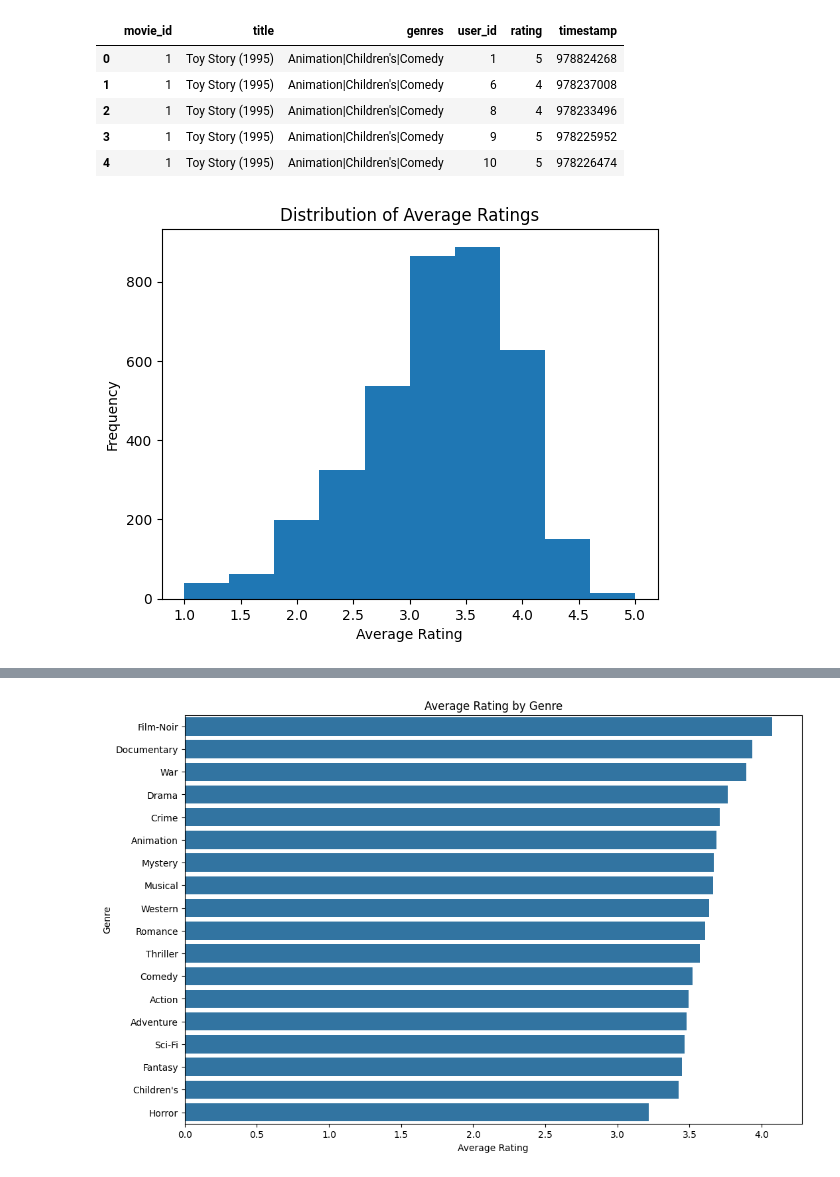
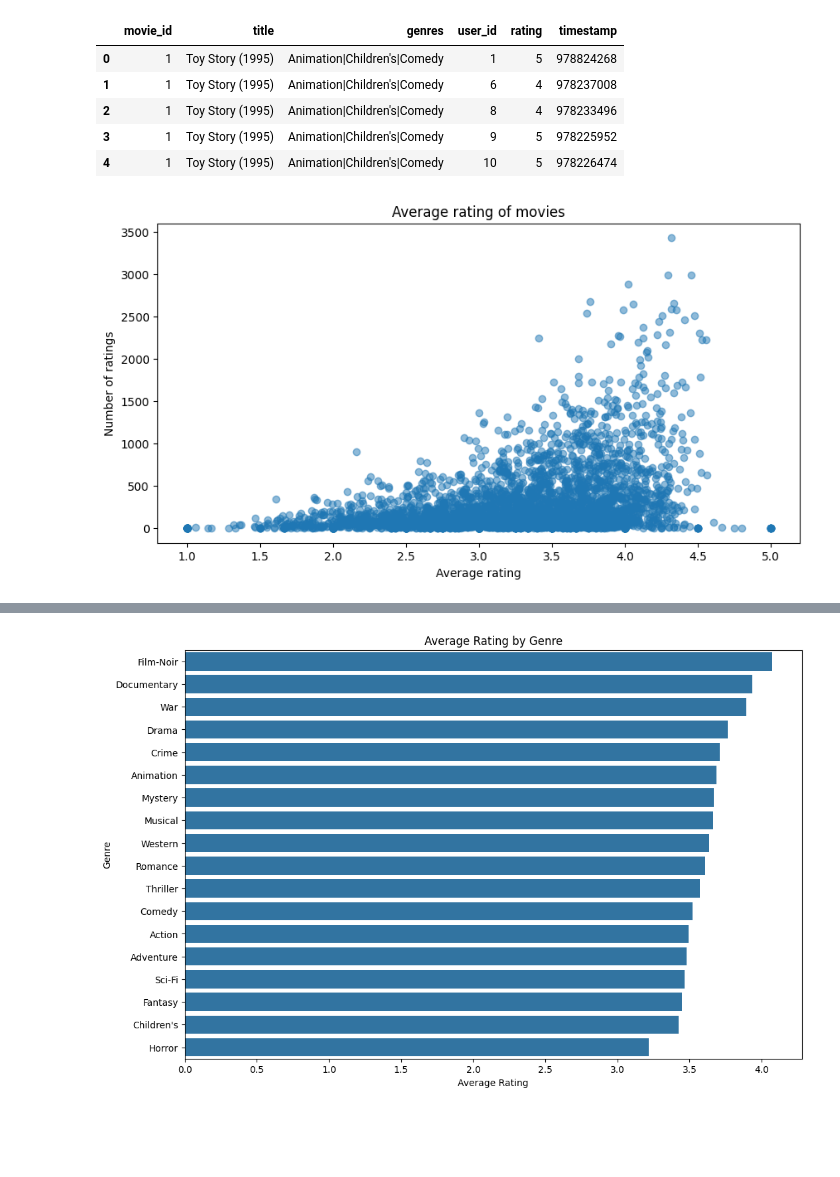
Before and after one commit to Exitarr/collaborative-filtering-based-Recommendation-System, a Jupyter notebook: project.ipynb, the cells around one changed output, grey strips where cells are left out. Cells and saved outputs as stored; diff of their text form; code cells hidden in the pictures; blank space fills up the shorter version.

```diff
--- a/project.ipynb
+++ b/project.ipynb
@@ -41,14 +84,15 @@ movie_ratings.head()
 | 3 | 1 | Toy Story (1995) | Animation|Children's|Comedy | 9 | 5 | 978225952 |
 | 4 | 1 | Toy Story (1995) | Animation|Children's|Comedy | 10 | 5 | 978226474 |
 # %%
-#plot the average rating of each movie
-plt.hist(movie_ratings_mean['rating']['mean'])
-plt.xlabel('Average Rating')
-plt.ylabel('Frequency')
-plt.title('Distribution of Average Ratings')
+#plot the average rating scatter plot
+plt.figure(figsize=(10,5))
+plt.title('Average rating of movies')
+plt.scatter(movie_ratings_mean[('rating','mean')] , movie_ratings_mean[('rating','size')] , alpha=0.5)
+plt.xlabel('Average rating')
+plt.ylabel('Number of ratings')
 plt.show()
 # %% [output]
-[figure, old version]
+[figure, new version]
 # %%
 #show the relationship between the average rating and genre
 genres = set()
```
Also changed, not shown: parts of 15 cells of this notebook.
